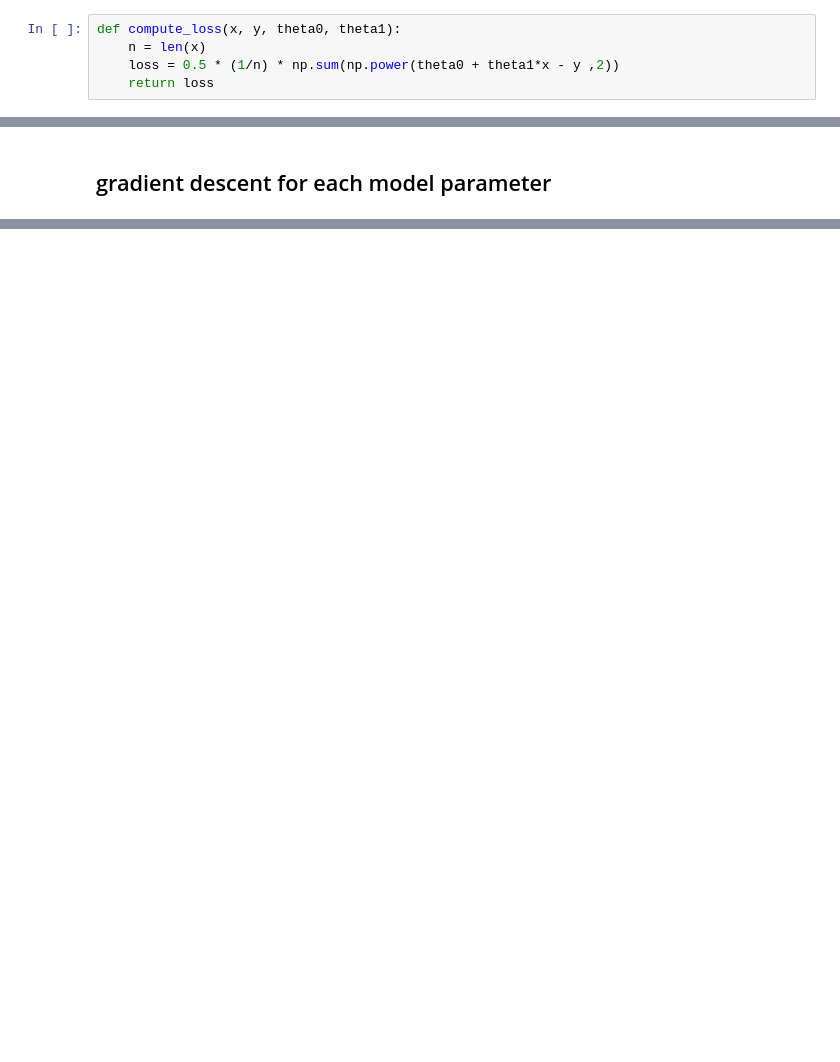
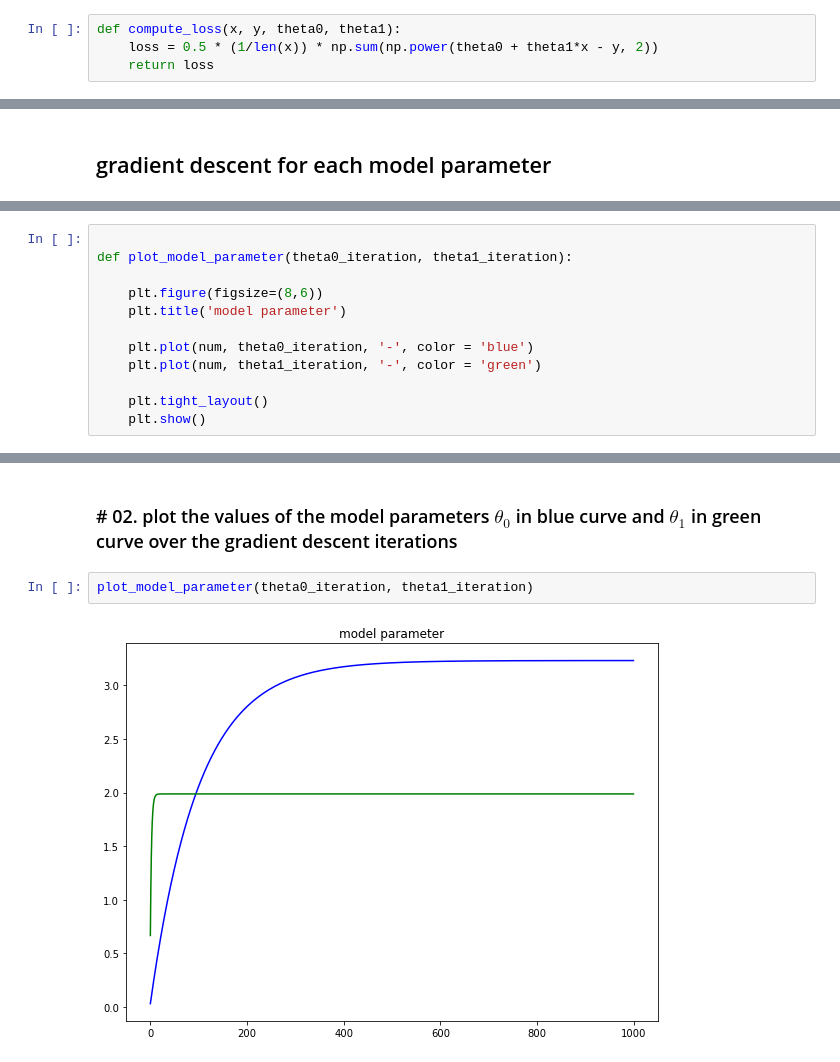
Before and after one commit to YJbonobono/assignment-machine-learning, a Jupyter notebook: 06/assignment_06_new.ipynb, the cells around one changed output, grey strips where cells are left out. Cells and saved outputs as stored; diff of their text form; blank space fills up the shorter version.

```diff
--- a/06/assignment_06_new.ipynb
+++ b/06/assignment_06_new.ipynb
@@ -37,8 +38,7 @@ print(len(x))
 ## compute the loss function
 # %%
 def compute_loss(x, y, theta0, theta1):
-    n = len(x)
-    loss = 0.5 * (1/n) * np.sum(np.power(theta0 + theta1*x - y ,2))
+    loss = 0.5 * (1/len(x)) * np.sum(np.power(theta0 + theta1*x - y, 2))
     return loss
 # %% [markdown]
 ## compute the gradient for each model parameter
@@ -102,0 +131,12 @@ f =
+# %%
+
+def plot_model_parameter(theta0_iteration, theta1_iteration):
+
+    plt.figure(figsize=(8,6))
+    plt.title('model parameter')
+
+    plt.plot(num, theta0_iteration, '-', color = 'blue')
+    plt.plot(num, theta1_iteration, '-', color = 'green')
+
+    plt.tight_layout()
+    plt.show()
@@ -102,0 +187,6 @@ f =
+# %% [markdown]
+### # 02. plot the values of the model parameters $\theta_0$ in blue curve and $\theta_1$ in green curve over the gradient descent iterations
+# %%
+plot_model_parameter(theta0_iteration, theta1_iteration)
+# %% [output]
+[figure, added]
```
Also changed, not shown: parts of 20 cells of this notebook.
